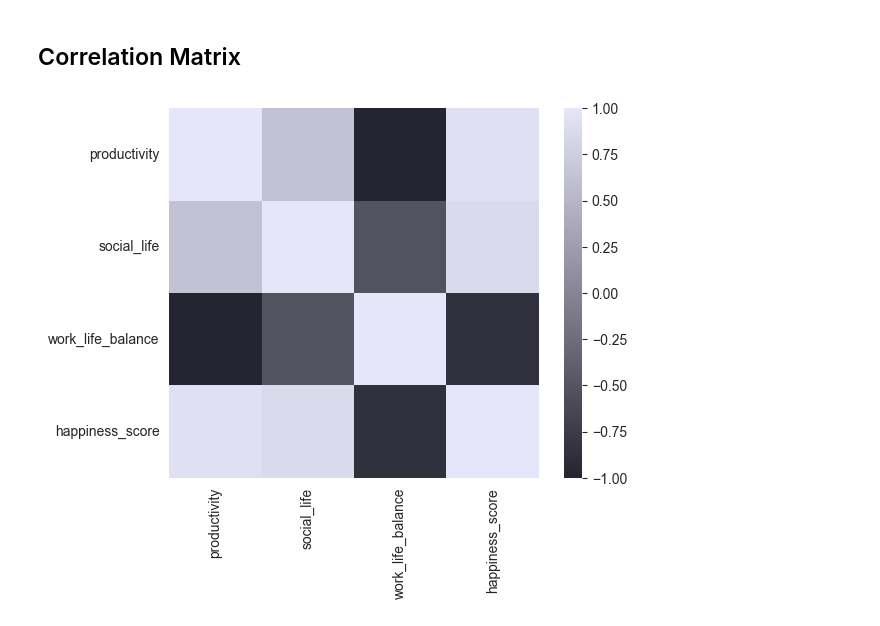
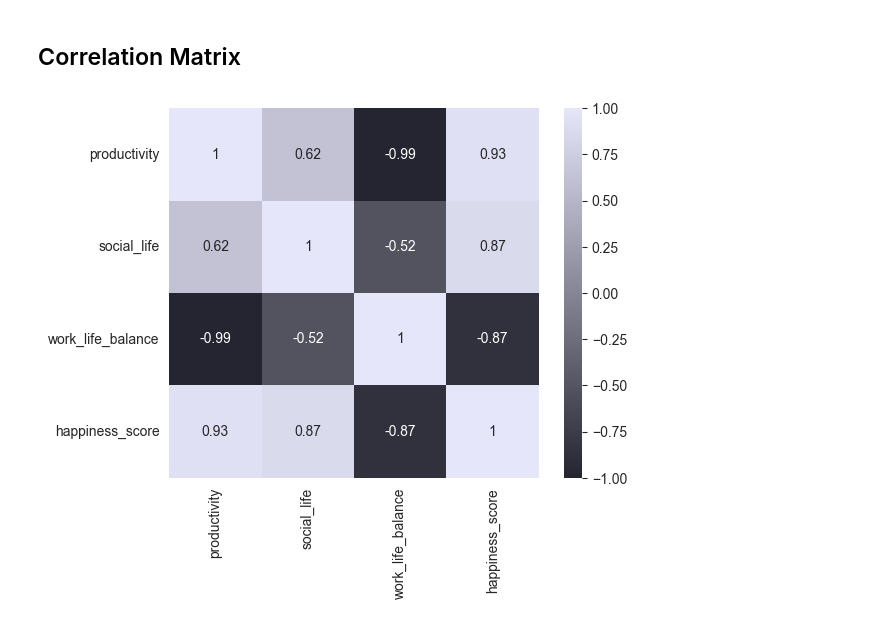
Before and after one commit to AM-ash-OR-AM-I/IDSUP, a Jupyter notebook: happiness_analysis/happiness_classifier.ipynb, the cells around one changed output. Drawn from its saved outputs; the diff is of its cells as text; code cells hidden in the pictures.

```diff
--- a/happiness_analysis/happiness_classifier.ipynb
+++ b/happiness_analysis/happiness_classifier.ipynb
@@ -77,5 +58,11 @@ sheet_url = os.getenv('SPREADSHEET_URL')
 csv_export_url = sheet_url.replace('/edit?usp=sharing', '/export?format=csv')
 
 dataframe = pd.read_csv(csv_export_url)
-dataframe
+dataframe = dataframe.dropna(axis='columns')
+
+cols = ['Timestamp'] + ['Month no.'] + keys
+# Transform the dataframe by extracting the month from column names and using it as row index
+dataframe = dataframe.to_dict()
+
+# dataframe.keys()
 # %% [output]
@@ -143,10 +144,10 @@ Name: happiness_score, dtype: float64
 # %%
 import seaborn as sns
 
 axis_corr = sns.heatmap(
-    corr_matrix, vmin=-1, vmax=1, center=0,
+    corr_matrix, vmin=-1, vmax=1, center=0, annot=True,
     cmap=sns.dark_palette("lavender", as_cmap=True),
     square=True
 )
 # %% [output]
-[figure, old version]
+[figure, new version]
```
Also changed, not shown: parts of 3 cells of this notebook, 7 other files.
